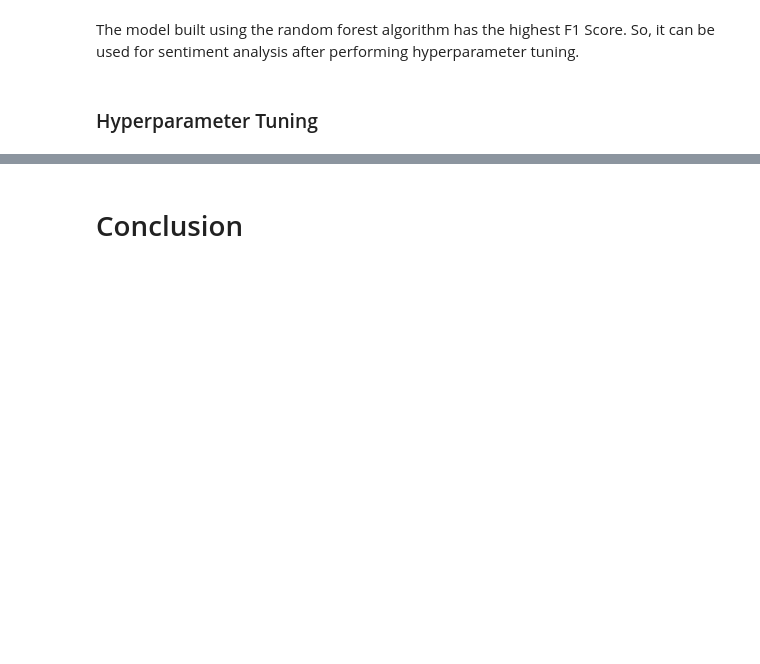
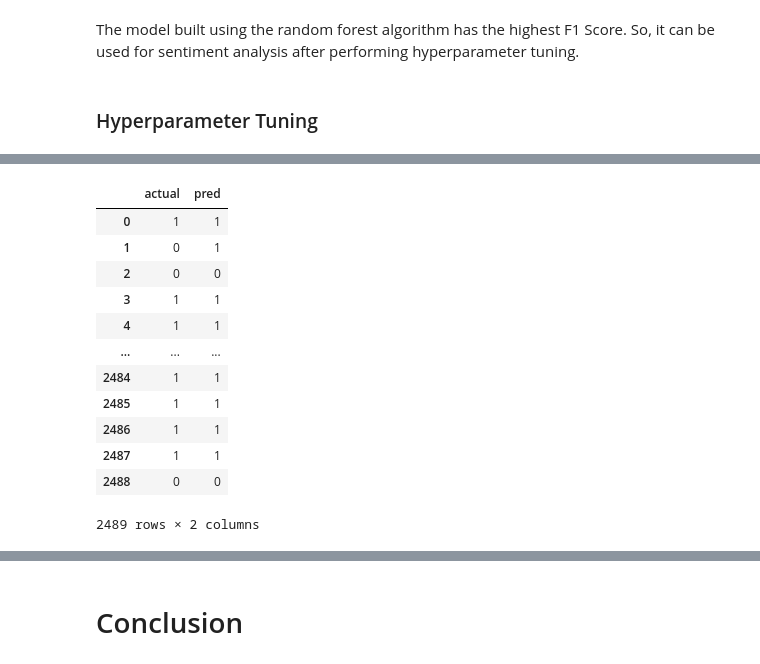
Before and after one commit to connect-midhunr/zomato-restaurant-clustering-and-sentiment-analysis, a Jupyter notebook: notebooks/Zomato_Restaurant_Clustering_and_Sentiment_Analysis.ipynb, the cells around one changed output, grey strips where cells are left out. Cells and saved outputs as stored; diff of their text form; code cells hidden in the pictures; blank space fills up the shorter version.

```diff
--- a/notebooks/Zomato_Restaurant_Clustering_and_Sentiment_Analysis.ipynb
+++ b/notebooks/Zomato_Restaurant_Clustering_and_Sentiment_Analysis.ipynb
@@ -1517,0 +1522,17 @@ Best F1 Score: 89.6092%
+# %%
+comparison_Dataframe = pd.DataFrame(zip(y_test, y_test_pred), columns = ['actual', 'pred'])
+comparison_Dataframe
+# %% [output]
+|  | actual | pred |
+| 0 | 1 | 1 |
+| 1 | 0 | 1 |
+| 2 | 0 | 0 |
+| 3 | 1 | 1 |
+| 4 | 1 | 1 |
+| ... | ... | ... |
+| 2484 | 1 | 1 |
+| 2485 | 1 | 1 |
+| 2486 | 1 | 1 |
+| 2487 | 1 | 1 |
+| 2488 | 0 | 0 |
+2489 rows × 2 columns
```
Also changed, not shown: parts of 10 cells of this notebook, 4 other files.
